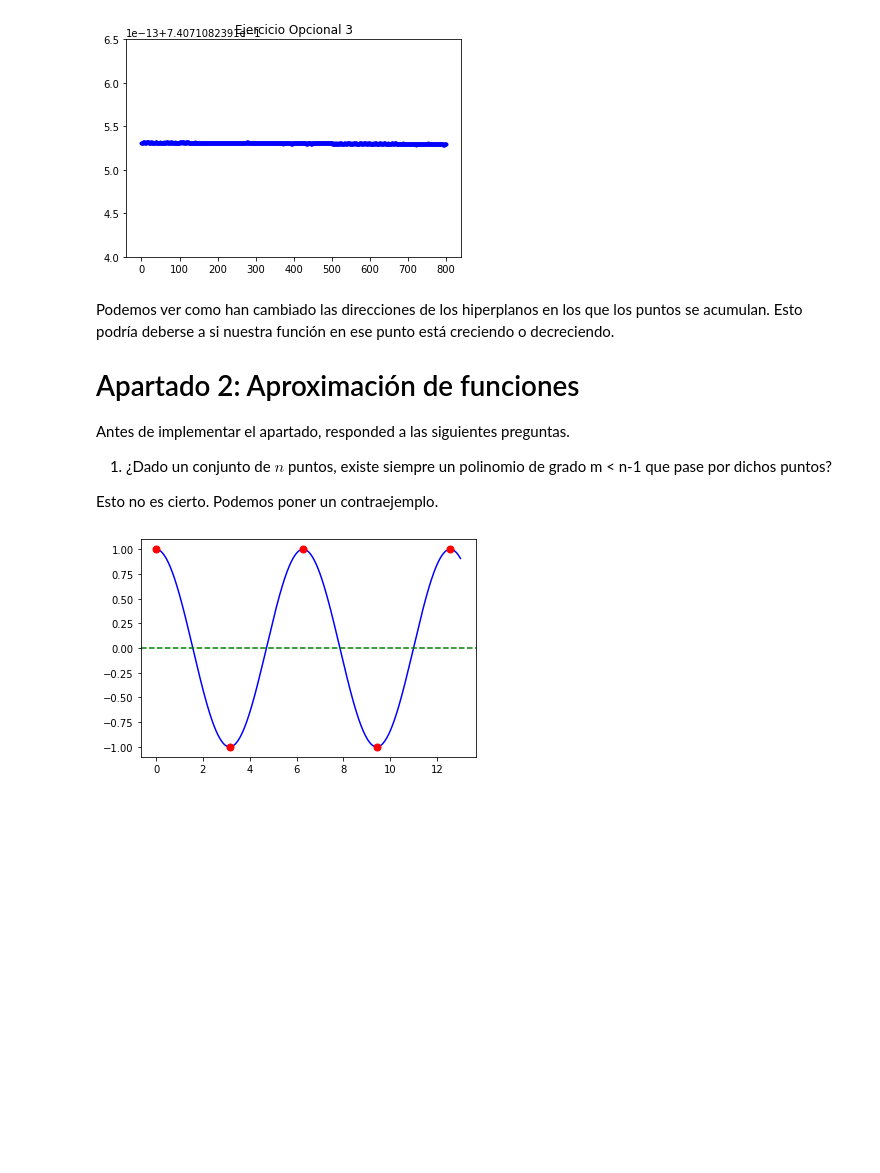
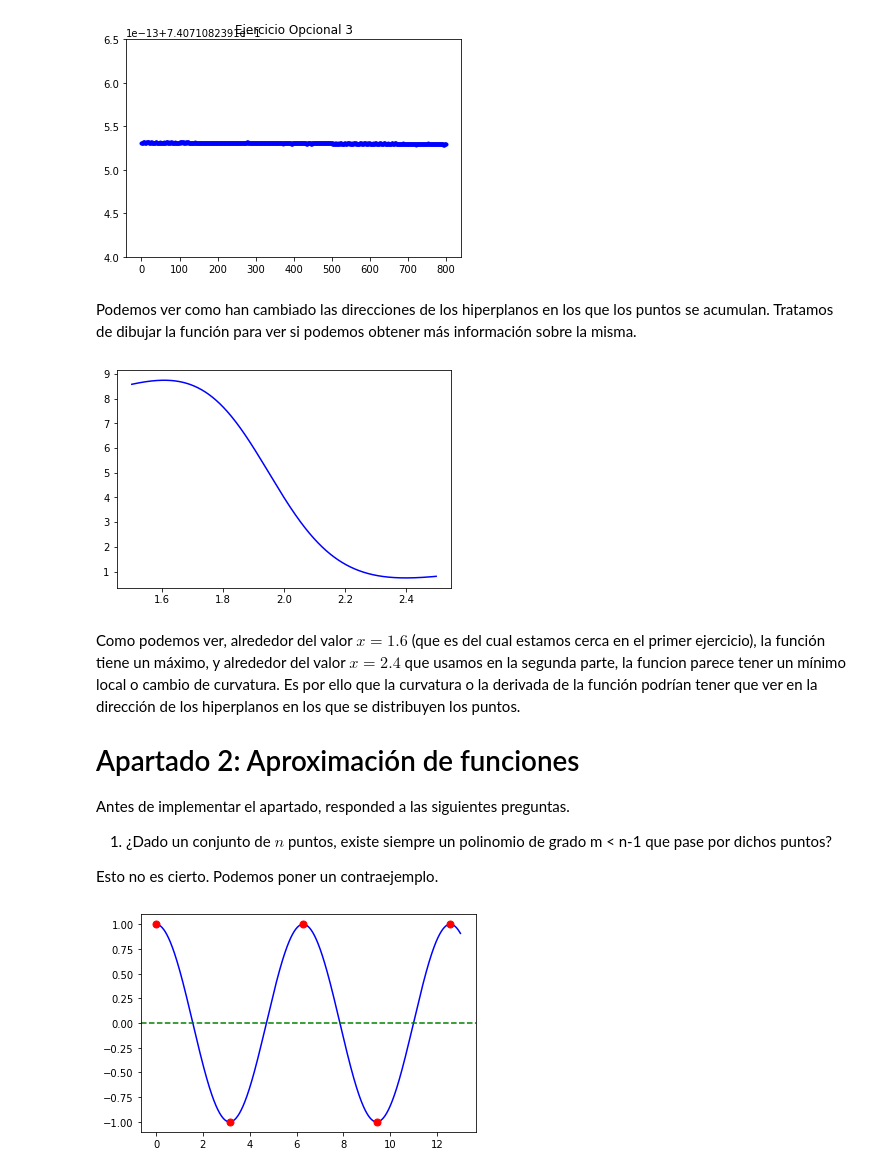
Before and after one commit to Ocete/mcd-cn, a Jupyter notebook: p1/CN-Práctica1.ipynb, the cells around one changed output. Saved outputs shown, nothing was run; the diff lists cells and outputs as text; code cells hidden in the pictures; blank space fills up the shorter version.

```diff
--- a/p1/CN-Práctica1.ipynb
+++ b/p1/CN-Práctica1.ipynb
@@ -113,8 +123,17 @@ plot_func(f2, i_range, y_lims2, i_shift2, "Ejercicio Opcional 2")
 plot_func(f3,i_range,y_lims2,i_shift2, "Ejercicio Opcional 3")
 # %% [output]
 [figure]
+# %% [markdown]
+Podemos ver como han cambiado las direcciones de los hiperplanos en los que los puntos se acumulan. Tratamos de dibujar la función para ver si podemos obtener más información sobre la misma.
+# %%
+x_vals = np.linspace(1.5,2.5,1000)
+y_vals = f3(x_vals)
+plt.plot(x_vals,y_vals,'b')
+plt.show()
+# %% [output]
+[figure, added]
 # %% [markdown]
-Podemos ver como han cambiado las direcciones de los hiperplanos en los que los puntos se acumulan. Esto podría deberse a si nuestra función en ese punto está creciendo o decreciendo.
+Como podemos ver, alrededor del valor $x = 1.6$ (que es del cual estamos cerca en el primer ejercicio), la función tiene un máximo, y alrededor del valor $x = 2.4$ que usamos en la segunda parte, la funcion parece tener un mínimo local o cambio de curvatura. Es por ello que la curvatura o la derivada de la función podrían tener que ver en la dirección de los hiperplanos en los que se distribuyen los puntos.
 
 # Apartado 2: Aproximación de funciones
 
```
Also changed, not shown: parts of 26 cells of this notebook, 1 other file.
